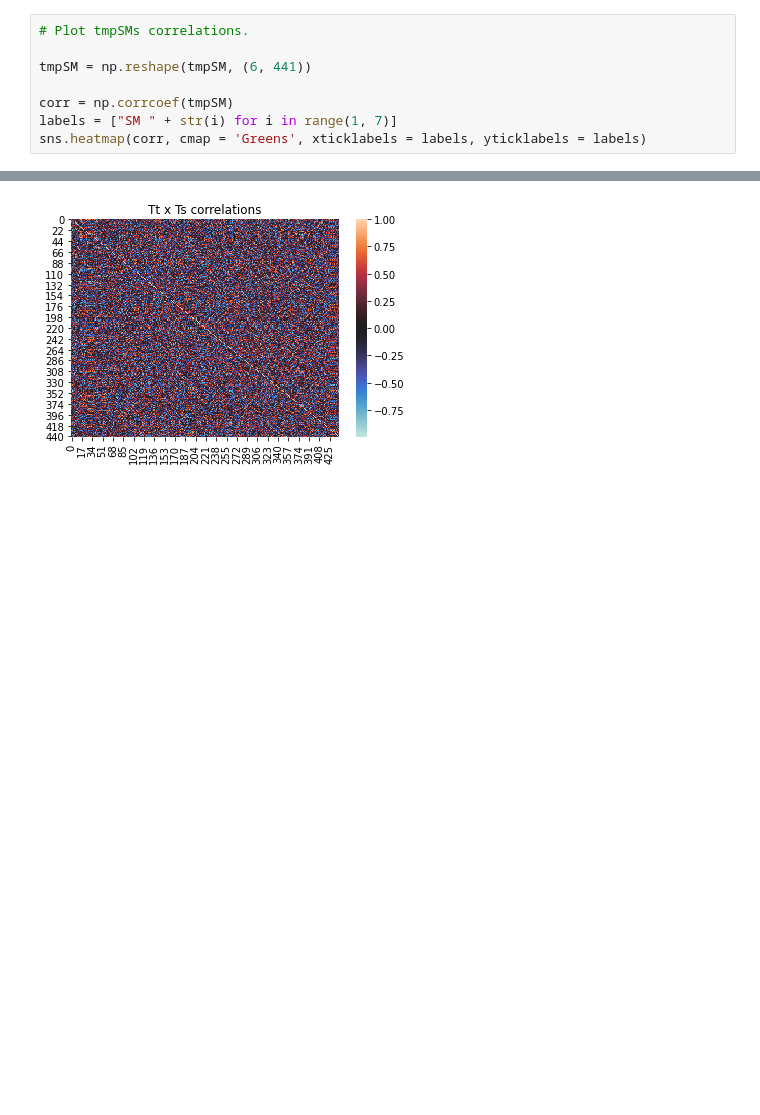
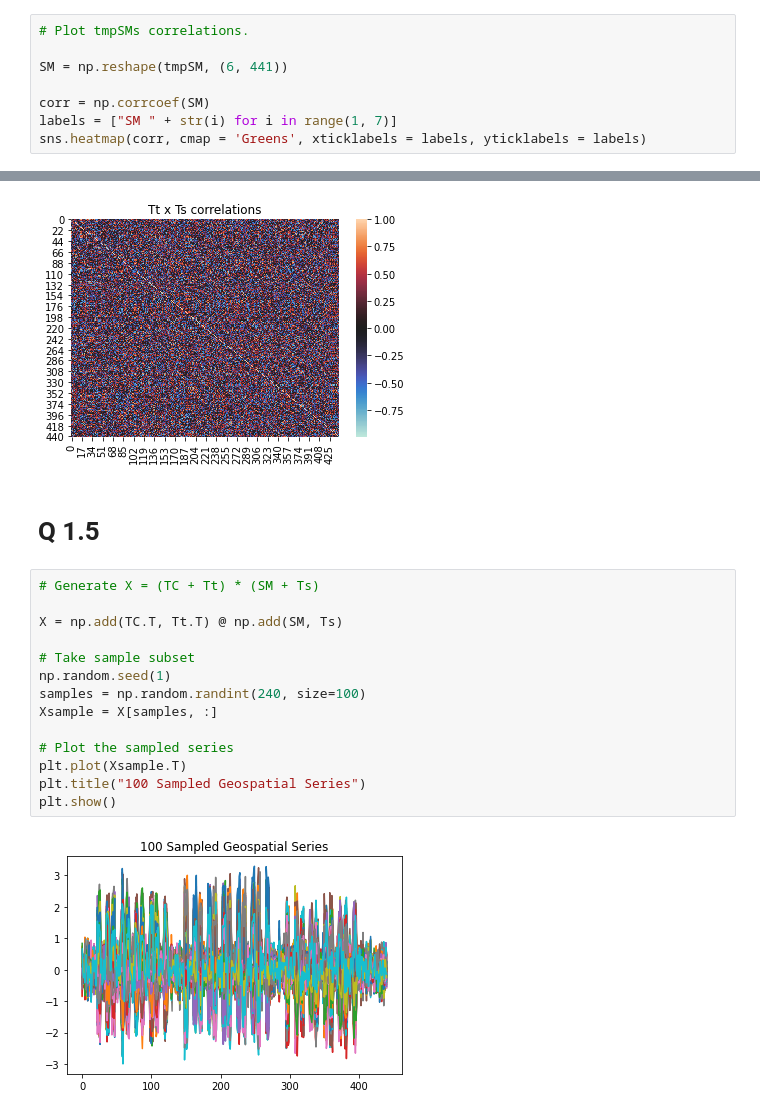
Before and after one commit to Sorgl0s/MAST30034_Assignment1, a Jupyter notebook: Assignment 1 JPNB.ipynb, the cells around one changed output, grey strips where cells are left out. Saved outputs shown, nothing was run; the diff lists cells and outputs as text; blank space fills up the shorter version.

```diff
--- a/Assignment 1 JPNB.ipynb
+++ b/Assignment 1 JPNB.ipynb
@@ -95,9 +89,9 @@ tmpSM.shape
 # %%
 # Plot tmpSMs correlations.
 
-tmpSM = np.reshape(tmpSM, (6, 441))
+SM = np.reshape(tmpSM, (6, 441))
 
-corr = np.corrcoef(tmpSM)
+corr = np.corrcoef(SM)
 labels = ["SM " + str(i) for i in range(1, 7)]
 sns.heatmap(corr, cmap = 'Greens', xticklabels = labels, yticklabels = labels)
 # %% [output]
@@ -149,3 +143,21 @@ plt.title("Tt x Ts correlations")
 plt.show()
 # %% [output]
 [figure]
+# %% [markdown]
+<h1>Q 1.5</h1>
+# %%
+# Generate X = (TC + Tt) * (SM + Ts)
+
+X = np.add(TC.T, Tt.T) @ np.add(SM, Ts)
+
+# Take sample subset
+np.random.seed(1)
+samples = np.random.randint(240, size=100)
+Xsample = X[samples, :]
+
+# Plot the sampled series
+plt.plot(Xsample.T)
+plt.title("100 Sampled Geospatial Series")
+plt.show()
+# %% [output]
+[figure, added]
```
Also changed, not shown: parts of 4 cells of this notebook.
